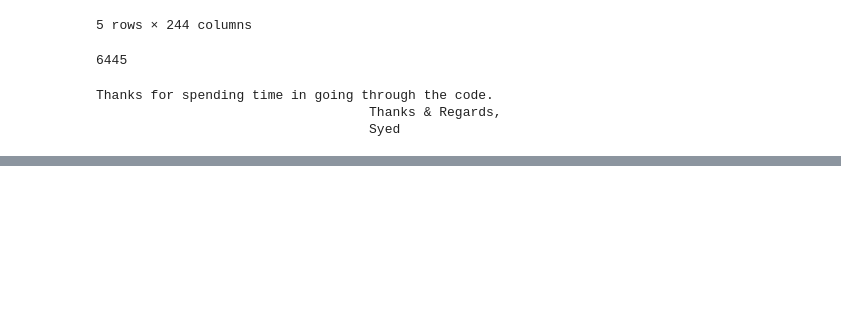
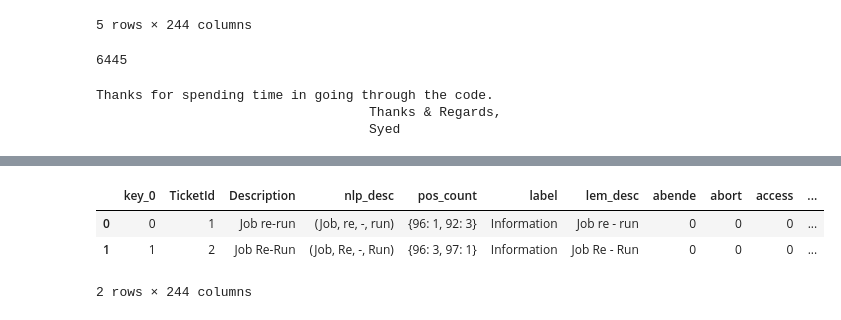
Before and after one commit to sathar01/NLP-Challenges, a Jupyter notebook: NLP Challenges.ipynb, the cells around one changed output, grey strips where cells are left out. Drawn from its saved outputs; the diff is of its cells as text; code cells hidden in the pictures; blank space fills up the shorter version.

Commit message:
Add files via upload
Challenge 6 Solution Added.

```diff
--- a/NLP Challenges.ipynb
+++ b/NLP Challenges.ipynb
@@ -605,0 +625,8 @@ Thanks for spending time in going through the code.
+# %%
+# Using the document term matrix created in Challenge 5
+df_dtm_cv.head(2)
+# %% [output]
+|  | key_0 | TicketId | Description | nlp_desc | pos_count | label | lem_desc | abende | abort | access | ... |
+| 0 | 0 | 1 | Job re-run | (Job, re, -, run) | {96: 1, 92: 3} | Information | Job re - run | 0 | 0 | 0 | ... |
+| 1 | 1 | 2 | Job Re-Run | (Job, Re, -, Run) | {96: 3, 97: 1} | Information | Job Re - Run | 0 | 0 | 0 | ... |
+2 rows × 244 columns
```
Also changed, not shown: parts of 15 cells of this notebook.
